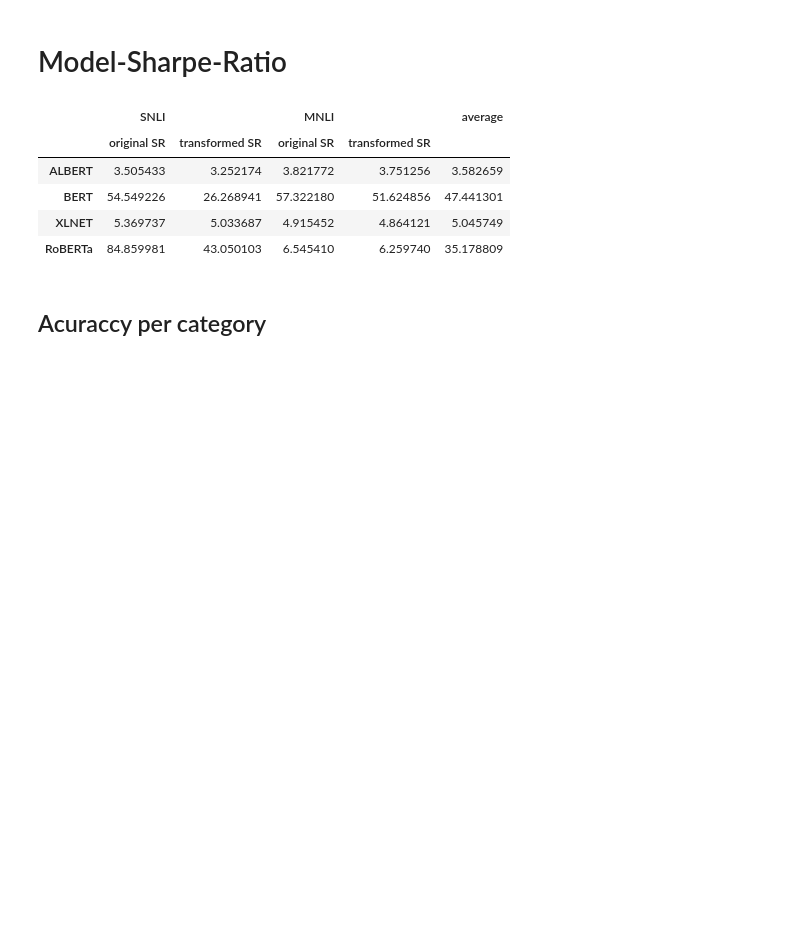
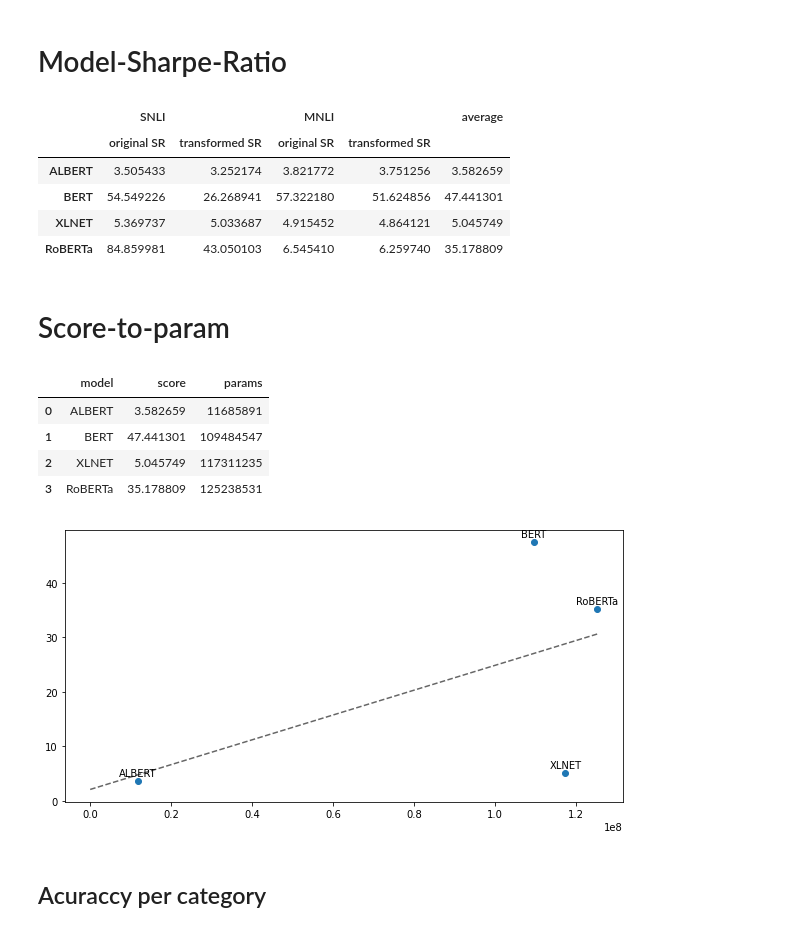
Before and after one commit to lukewanless/looking-for-equivalences, a Jupyter notebook: src/analysis1_quantitative_results.ipynb, the cells around one changed output. Saved outputs shown, nothing was run; the diff lists cells and outputs as text; code cells hidden in the pictures; blank space fills up the shorter version.

Commit message:
add param to score plot

```diff
--- a/src/analysis1_quantitative_results.ipynb
+++ b/src/analysis1_quantitative_results.ipynb
@@ -1328,6 +1329,60 @@ display(HTML(final_table.to_html()))
 | BERT | 54.549226 | 26.268941 | 57.322180 | 51.624856 | 47.441301 |
 | XLNET | 5.369737 | 5.033687 | 4.915452 | 4.864121 | 5.045749 |
 | RoBERTa | 84.859981 | 43.050103 | 6.545410 | 6.259740 | 35.178809 |
+# %%
+deep_models = ["BERT", "RoBERTa", "ALBERT", "XLNET"]
+n_params = [109484547, 125238531, 11685891, 117311235]
+deep_models = list(zip(n_params, deep_models))
+deep_models.sort()
+n_params = [i[0] for i in deep_models]
+score = final_table[('average ',               '')]
+score.name = "score"
+score.index.name = "model"
+score = score.reset_index()
+score.loc[:, "params"] = n_params
+display(Markdown("# Score-to-param"))
+display(HTML(score.to_html()))
+
+
+# using some dummy data for this example
+xs = score.params.values
+ys = score.score.values
+labels = score.model.values
+
+import statsmodels.formula.api as smf
+mod = smf.ols(formula='score ~ params', data=score)
+res = mod.fit()
+beta0, beta1 = res.params
+
+f = lambda x: beta1*x + beta0
+x = np.linspace(0, 125238531, 100)
+y = f(x)
+
+fig, ax = plt.subplots(figsize=(10,5))
+
+# plot the chart
+ax.plot(x, y, color="k", linestyle="--", alpha=0.6)
+ax.scatter(xs,ys)
+# zip joins x and y coordinates in pairs
+for x,y,label in zip(xs,ys, labels):
+
+
+    # this method is called for each point
+    ax.annotate(label, # this is the text
+                 (x,y), # this is the point to label
+                 textcoords="offset points", # how to position the text
+                 xytext=(0,5), # distance from text to points (x,y)
+                 ha='center') # horizontal alignment can be left, right or center
+
+plt.show()
+# %% [output]
+# Score-to-param
+|  | model | score | params |
+| 0 | ALBERT | 3.582659 | 11685891 |
+| 1 | BERT | 47.441301 | 109484547 |
+| 2 | XLNET | 5.045749 | 117311235 |
+| 3 | RoBERTa | 35.178809 | 125238531 |
+[figure, added]
 # %% [markdown]
 ## Acuraccy per category
 # %% [markdown]
```
Also changed, not shown: parts of 1 cell of this notebook.
